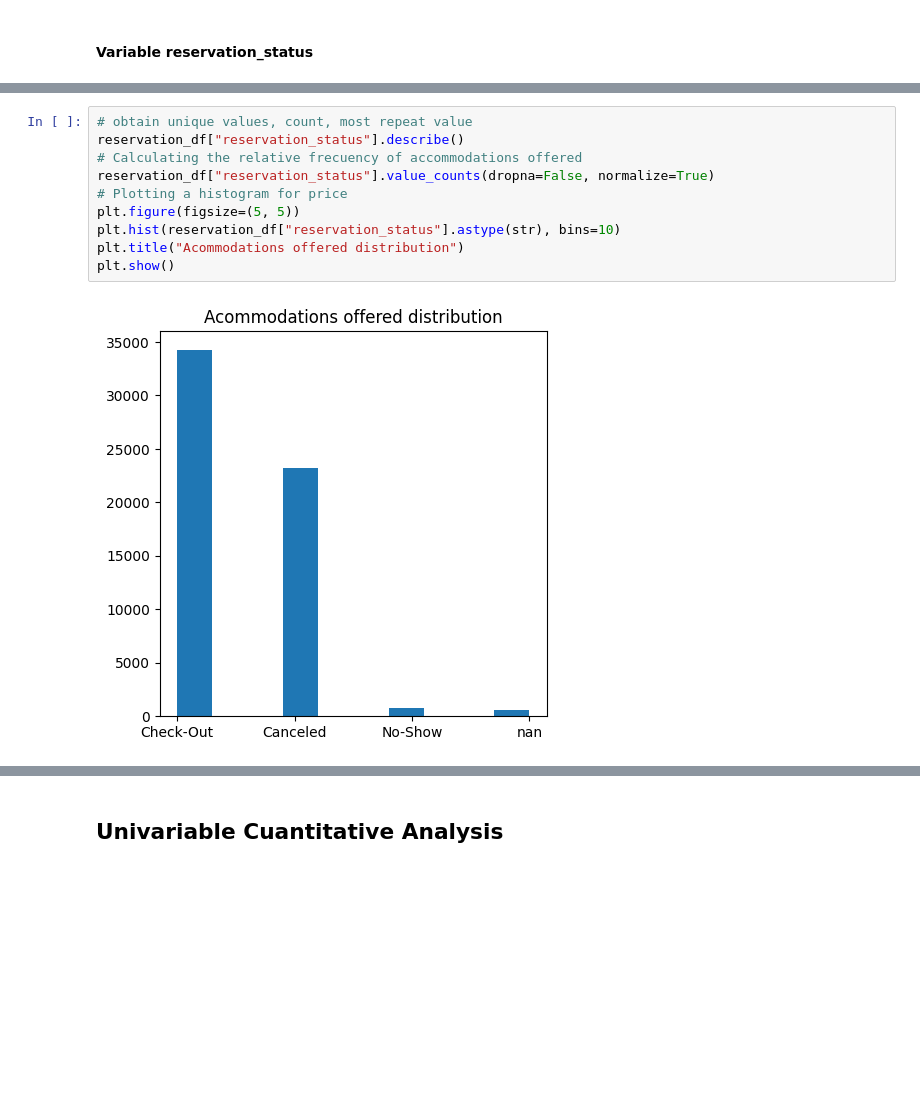
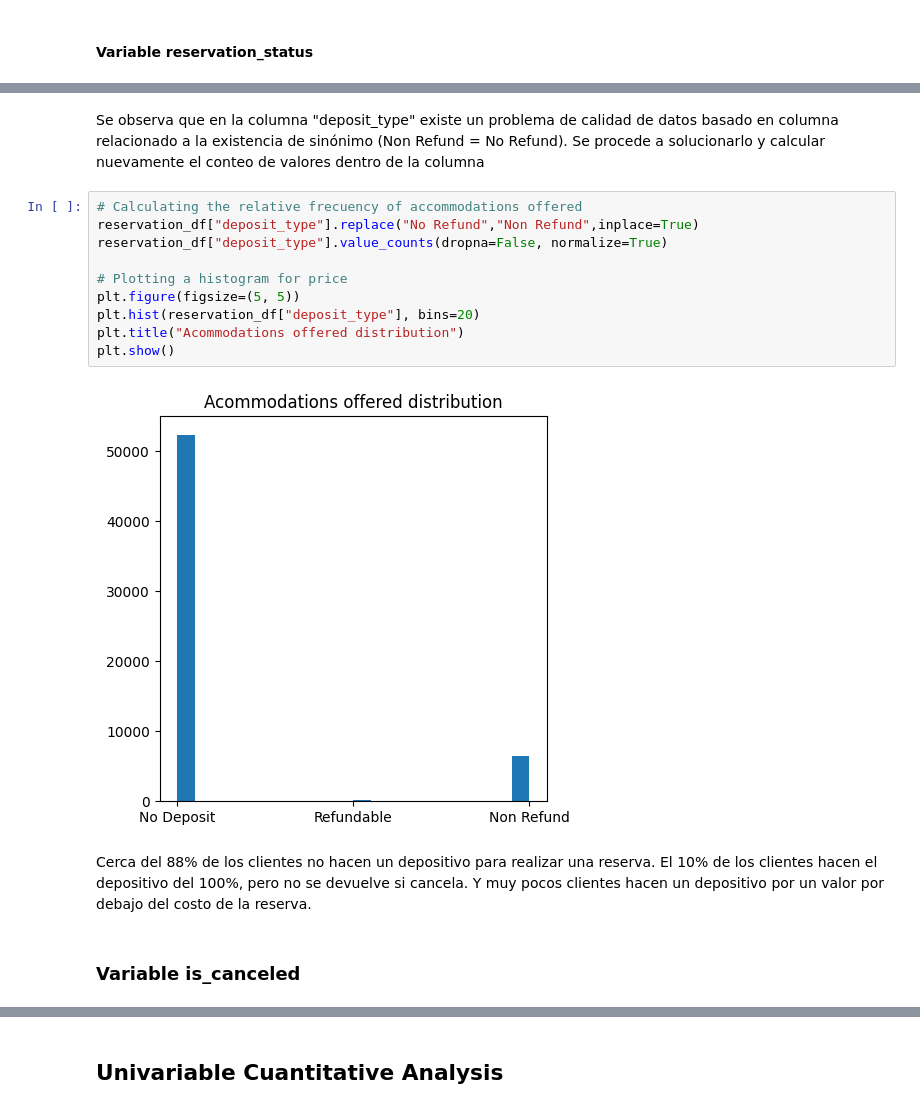
Before and after one commit to leodie1615/taller1, a Jupyter notebook: entendimiento-data.ipynb, the cells around one changed output, grey strips where cells are left out. Drawn from its saved outputs; the diff is of its cells as text; blank space fills up the shorter version.

Commit message:
Limpieza de datos, definicion de variables y analisis univariado

```diff
--- a/entendimiento-data.ipynb
+++ b/entendimiento-data.ipynb
@@ -85,12 +144,18 @@ Cerca del 58% de las reservas son tomadas exitosamente. Hay un 39% de reservas q
+# %% [markdown]
+Se observa que en la columna "deposit_type" existe un problema de calidad de datos basado en columna relacionado a la existencia de sinónimo (Non Refund = No Refund). Se procede a solucionarlo y calcular nuevamente el conteo de valores dentro de la columna
 # %%
-# obtain unique values, count, most repeat value
-reservation_df["reservation_status"].describe()
 # Calculating the relative frecuency of accommodations offered
-reservation_df["reservation_status"].value_counts(dropna=False, normalize=True)
+reservation_df["deposit_type"].replace("No Refund","Non Refund",inplace=True)
+reservation_df["deposit_type"].value_counts(dropna=False, normalize=True)
+
 # Plotting a histogram for price
 plt.figure(figsize=(5, 5))
-plt.hist(reservation_df["reservation_status"].astype(str), bins=10)
+plt.hist(reservation_df["deposit_type"], bins=20)
 plt.title("Acommodations offered distribution")
 plt.show()
 # %% [output]
-[figure, old version]
+[figure, new version]
+# %% [markdown]
+Cerca del 88% de los clientes no hacen un depositivo para realizar una reserva. El 10% de los clientes hacen el depositivo del 100%, pero no se devuelve si cancela. Y muy pocos clientes hacen un depositivo por un valor por debajo del costo de la reserva.
+# %% [markdown]
+### Variable is_canceled
```
Also changed, not shown: parts of 57 cells of this notebook.
